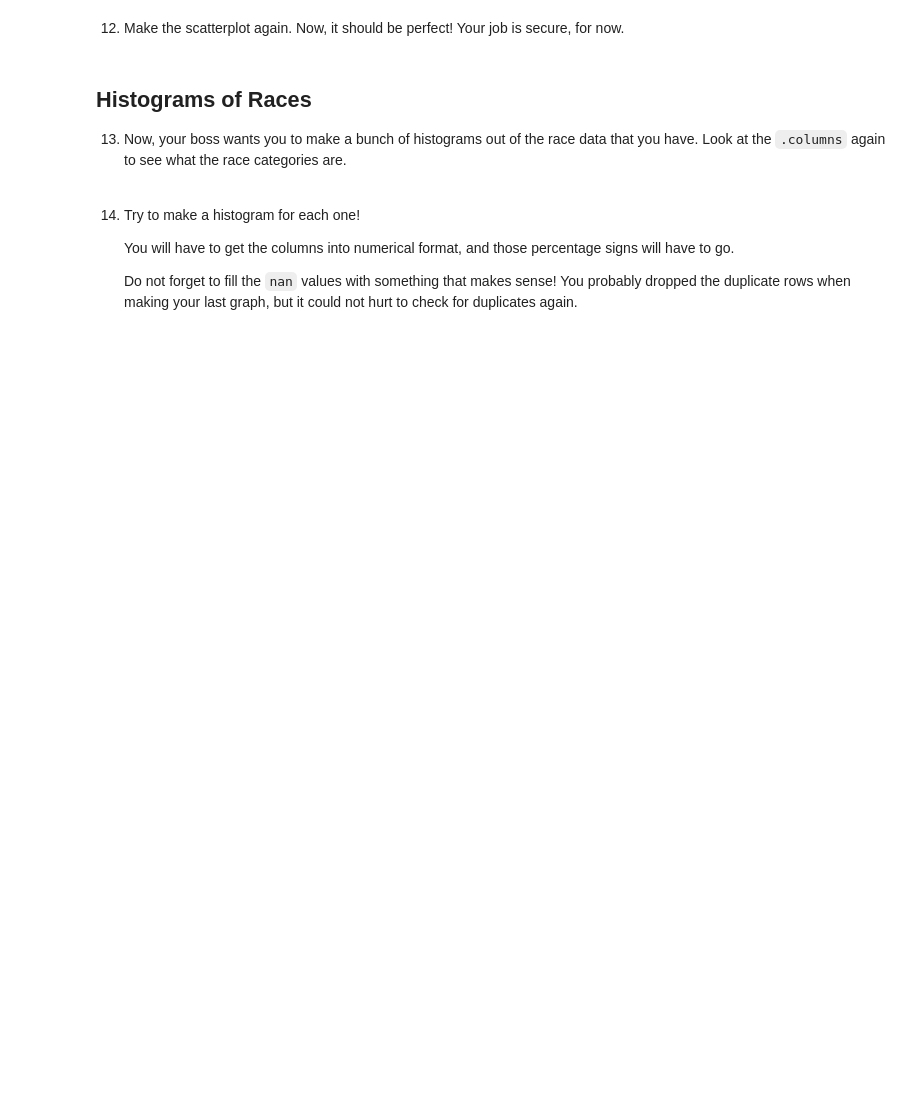
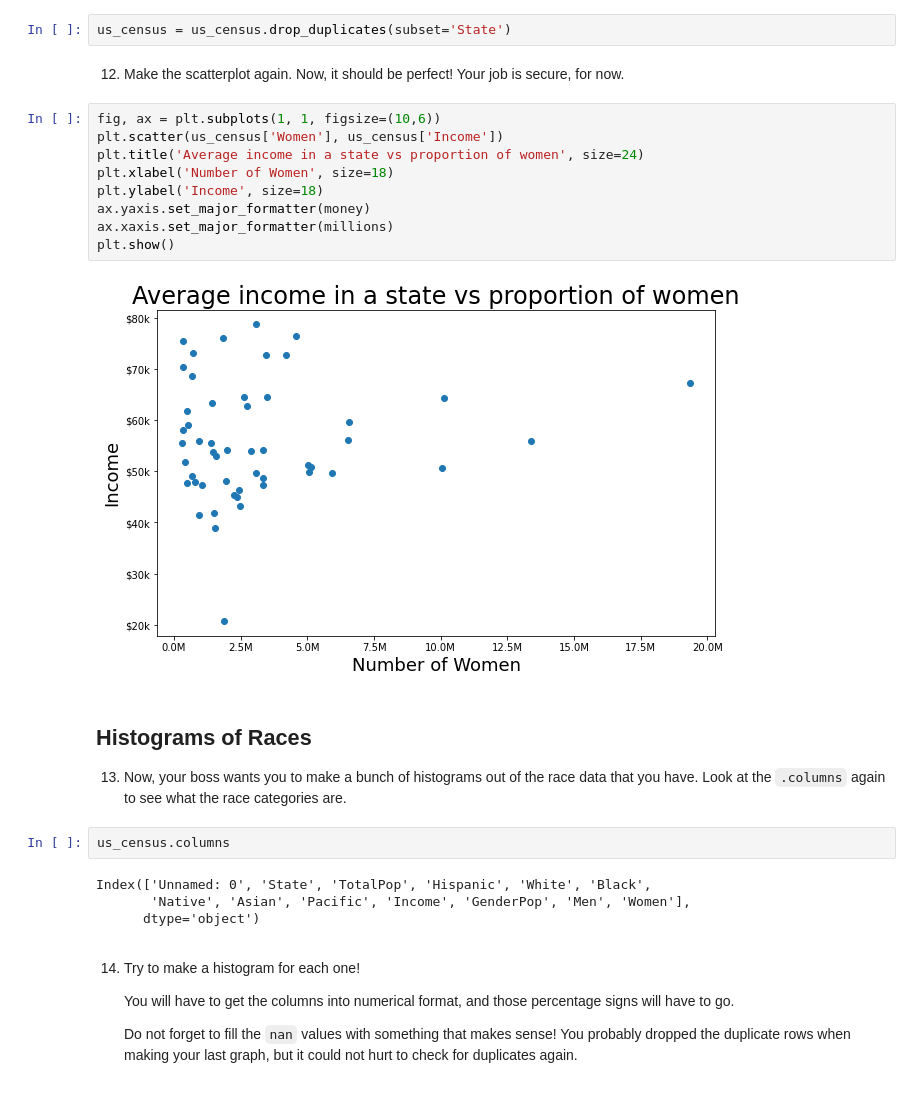
Before and after one commit to Klaynie/Learning-Python, a Jupyter notebook: Learning-Python/Codecademy/US_Census_Data/script.ipynb, the cells around one changed output. Saved outputs shown, nothing was run; the diff lists cells and outputs as text; blank space fills up the shorter version.

```diff
--- a/Learning-Python/Codecademy/US_Census_Data/script.ipynb
+++ b/Learning-Python/Codecademy/US_Census_Data/script.ipynb
@@ -64,12 +218,31 @@ Your boss wants you to make some scatterplots and histograms by the end of the d
 *Hint: `.drop_duplicates()` is used on a DataFrame, and we have to store the result back into the DataFrame:*
 
 *`new_df = old_df.drop_duplicates()`*
+# %%
+us_census = us_census.drop_duplicates(subset='State')
 # %% [markdown]
 12. Make the scatterplot again. Now, it should be perfect! Your job is secure, for now.
+# %%
+fig, ax = plt.subplots(1, 1, figsize=(10,6))
+plt.scatter(us_census['Women'], us_census['Income'])
+plt.title('Average income in a state vs proportion of women', size=24)
+plt.xlabel('Number of Women', size=18)
+plt.ylabel('Income', size=18)
+ax.yaxis.set_major_formatter(money)
+ax.xaxis.set_major_formatter(millions)
+plt.show()
+# %% [output]
+[figure, added]
 # %% [markdown]
 ## Histograms of Races
 
 13. Now, your boss wants you to make a bunch of histograms out of the race data that you have. Look at the `.columns` again to see what the race categories are.
+# %%
+us_census.columns
+# %% [output]
+Index(['Unnamed: 0', 'State', 'TotalPop', 'Hispanic', 'White', 'Black',
+       'Native', 'Asian', 'Pacific', 'Income', 'GenderPop', 'Men', 'Women'],
+      dtype='object')
 # %% [markdown]
 14. Try to make a histogram for each one!
 
```
Also changed, not shown: parts of 17 cells of this notebook.
